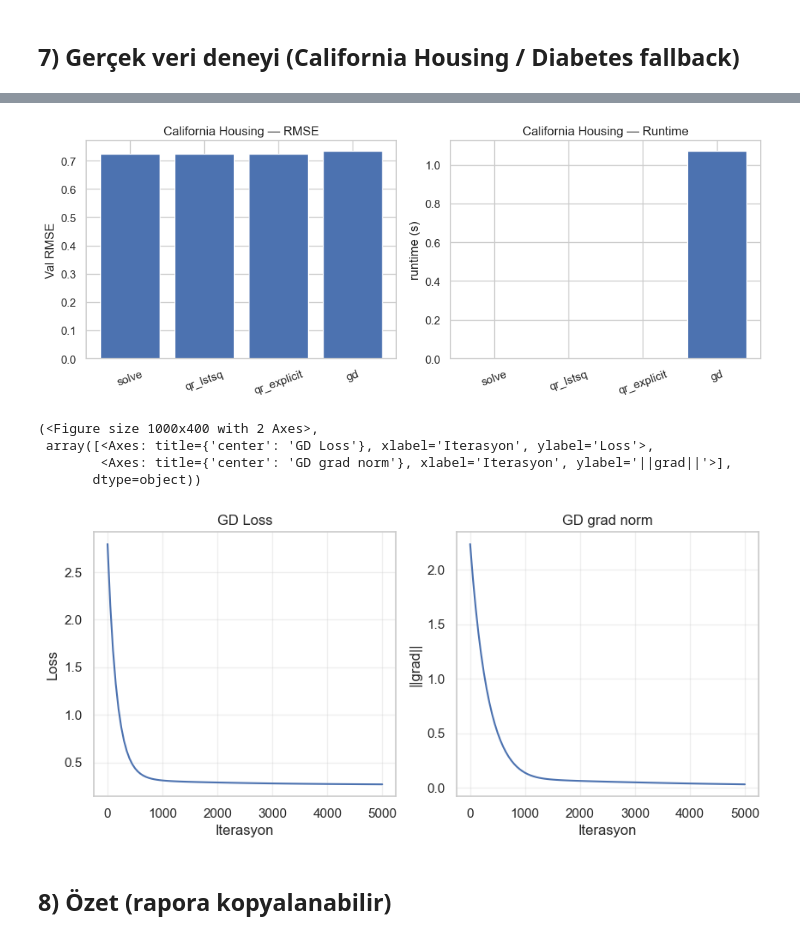
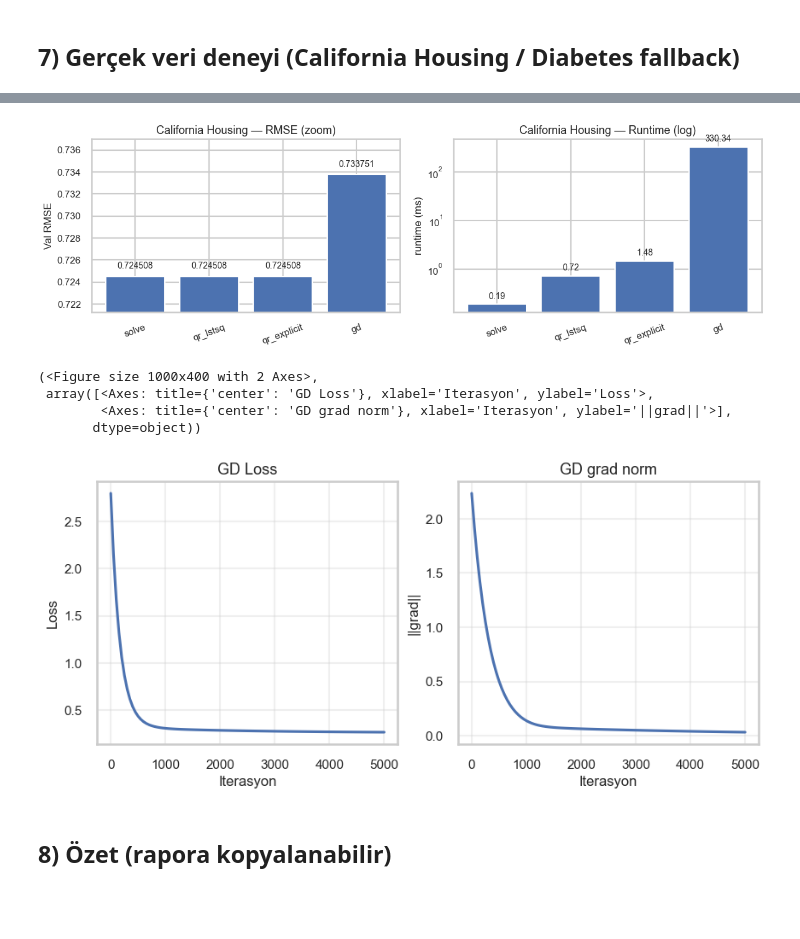
Before and after one commit to omeraltinova/numerikproje, a Jupyter notebook: projesemih/notebooks/colab_template.ipynb, the cells around one changed output, grey strips where cells are left out. Cells and saved outputs as stored; diff of their text form; code cells hidden in the pictures; blank space fills up the shorter version.

```diff
--- a/projesemih/notebooks/colab_template.ipynb
+++ b/projesemih/notebooks/colab_template.ipynb
@@ -659,31 +818,46 @@ cond(X^T X) standardized: 44.94809183102754
 # %%
-# Tablo ve figür kaydı
 real_df.to_csv(os.path.join(TABLE_DIR, "realdata_metrics.csv"), index=False)
 
-fig, ax = plt.subplots(1, 2, figsize=(10, 4))
-ax[0].bar(real_df["method"], real_df["rmse_val"])
+fig, ax = plt.subplots(1, 2, figsize=(12, 4))
+
+rmse_vals = real_df["rmse_val"].astype(float).to_numpy()
+bars0 = ax[0].bar(real_df["method"], rmse_vals)
 ax[0].set_ylabel("Val RMSE")
-ax[0].set_title(f"{dataset_name} — RMSE")
+ax[0].set_title(f"{dataset_name} — RMSE (zoom)")
 ax[0].tick_params(axis='x', rotation=20)
+annotate_bars(ax[0], bars0, rmse_vals, fmt="{:.6f}")
 
-ax[1].bar(real_df["method"], real_df["runtime_s"])
-ax[1].set_ylabel("runtime (s)")
+if np.isfinite(rmse_vals).any():
+    y0 = float(np.nanmin(rmse_vals))
+    y1 = float(np.nanmax(rmse_vals))
+    pad = (y1 - y0) * 0.35 if y1 > y0 else max(abs(y1) * 0.02, 0.01)
+    ax[0].set_ylim(y0 - pad, y1 + pad)
+
+rt_ms = (real_df["runtime_s"].astype(float) * 1000.0).to_numpy()
+bars1 = ax[1].bar(real_df["method"], rt_ms)
+ax[1].set_ylabel("runtime (ms)")
 ax[1].set_title(f"{dataset_name} — Runtime")
 ax[1].tick_params(axis='x', rotation=20)
 
+use_log = bool(np.all(np.isfinite(rt_ms)) and np.all(rt_ms > 0))
+if use_log:
+    ax[1].set_yscale("log")
+    ax[1].set_title(f"{dataset_name} — Runtime (log)")
+
+annotate_bars(ax[1], bars1, rt_ms, fmt="{:.2f}", log_scale=use_log)
+
 fig.tight_layout()
-fig.savefig(os.path.join(OUTPUT_DIR, "realdata_metrics.png"), dpi=150)
+fig.savefig(os.path.join(OUTPUT_DIR, "realdata_metrics.png"), dpi=150, bbox_inches="tight")
 plt.show()
 
-# GD yakınsama figürü
 plot_gd_history(hist_real, path=os.path.join(OUTPUT_DIR, "realdata_gd_history.png"))
 # %% [output]
-[figure, old version]
+[figure, new version]
 (<Figure size 1000x400 with 2 Axes>,
  array([<Axes: title={'center': 'GD Loss'}, xlabel='Iterasyon', ylabel='Loss'>,
         <Axes: title={'center': 'GD grad norm'}, xlabel='Iterasyon', ylabel='||grad||'>],
        dtype=object))
-[figure, old version]
+[figure, new version]
 # %% [markdown]
 ## 8) Özet (rapora kopyalanabilir)
 # %%
```
Also changed, not shown: parts of 12 cells of this notebook, 1 other file.
